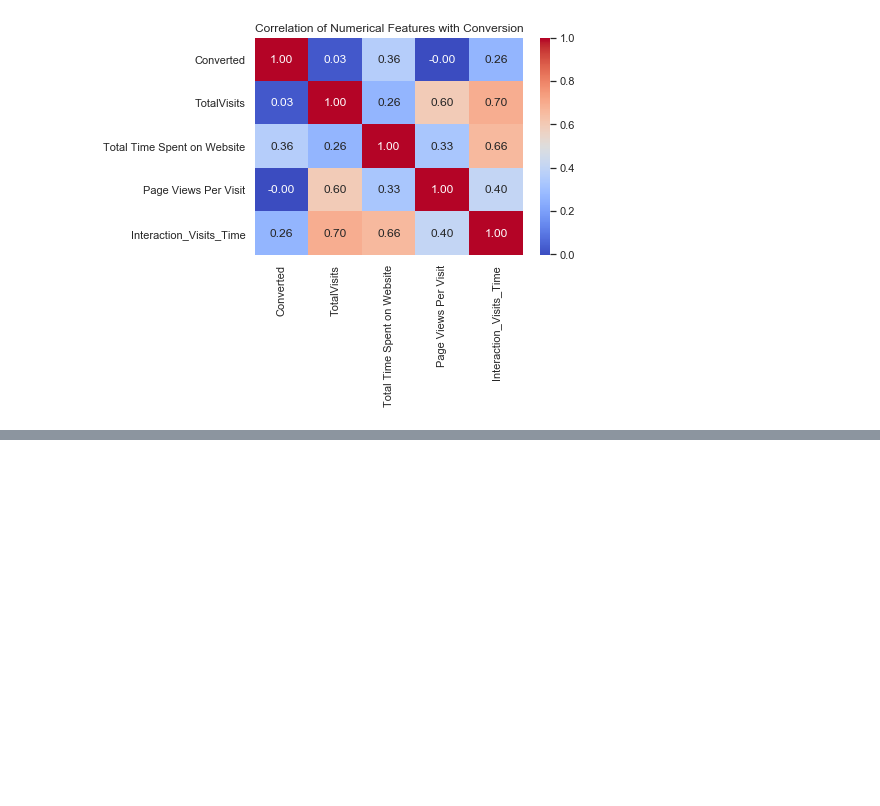
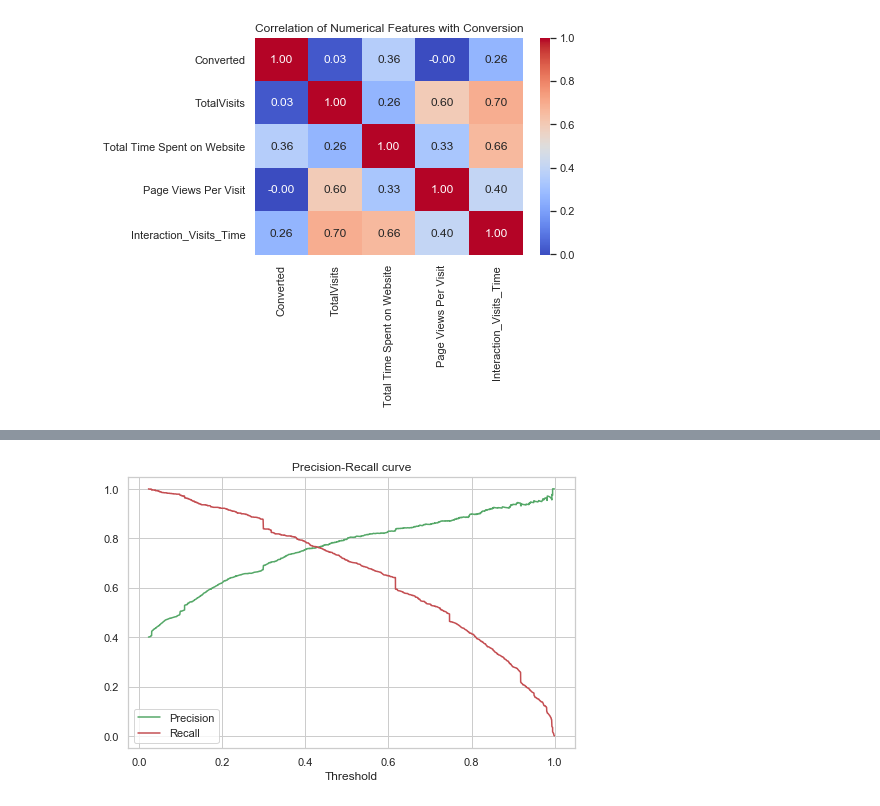
Before and after one commit to suchindran8/Lead-Scoring-Assignment, a Jupyter notebook: Lead Scoring Assignment Solution.ipynb, the cells around one changed output, grey strips where cells are left out. Drawn from its saved outputs; the diff is of its cells as text; code cells hidden in the pictures; blank space fills up the shorter version.

```diff
--- a/Lead Scoring Assignment Solution.ipynb
+++ b/Lead Scoring Assignment Solution.ipynb
@@ -520,0 +933,13 @@ data.drop(['Interaction_Visits_Time'], axis=1, inplace=True)
+# %%
+x_col=list(X_train_sm.columns)
+x_col.remove('const')
+# %%
+X_test_selected = X_test[x_col]
+# %%
+X_test_sm = sm.add_constant(X_test_selected)
+# %%
+# Predict probabilities
+y_test_pred_prob = res.predict(X_test_sm)
+
+# Convert probabilities to binary outcomes using a threshold of 0.5
+y_test_pred = (y_test_pred_prob >= 0.5).astype(int)
@@ -520,0 +965,14 @@ data.drop(['Interaction_Visits_Time'], axis=1, inplace=True)
+# %%
+precision, recall, thresholds = precision_recall_curve(y_test, y_test_pred_prob)
+
+# Plotting the precision-recall curve
+plt.figure(figsize=(8, 5))
+plt.plot(thresholds, precision[:-1], "g-", label='Precision')
+plt.plot(thresholds, recall[:-1], "r-", label='Recall')
+plt.title('Precision-Recall curve')
+plt.xlabel('Threshold')
+plt.legend(loc='best')
+plt.grid(True)
+plt.show()
+# %% [output]
+[figure, added]
```
Also changed, not shown: parts of 54 cells of this notebook.
